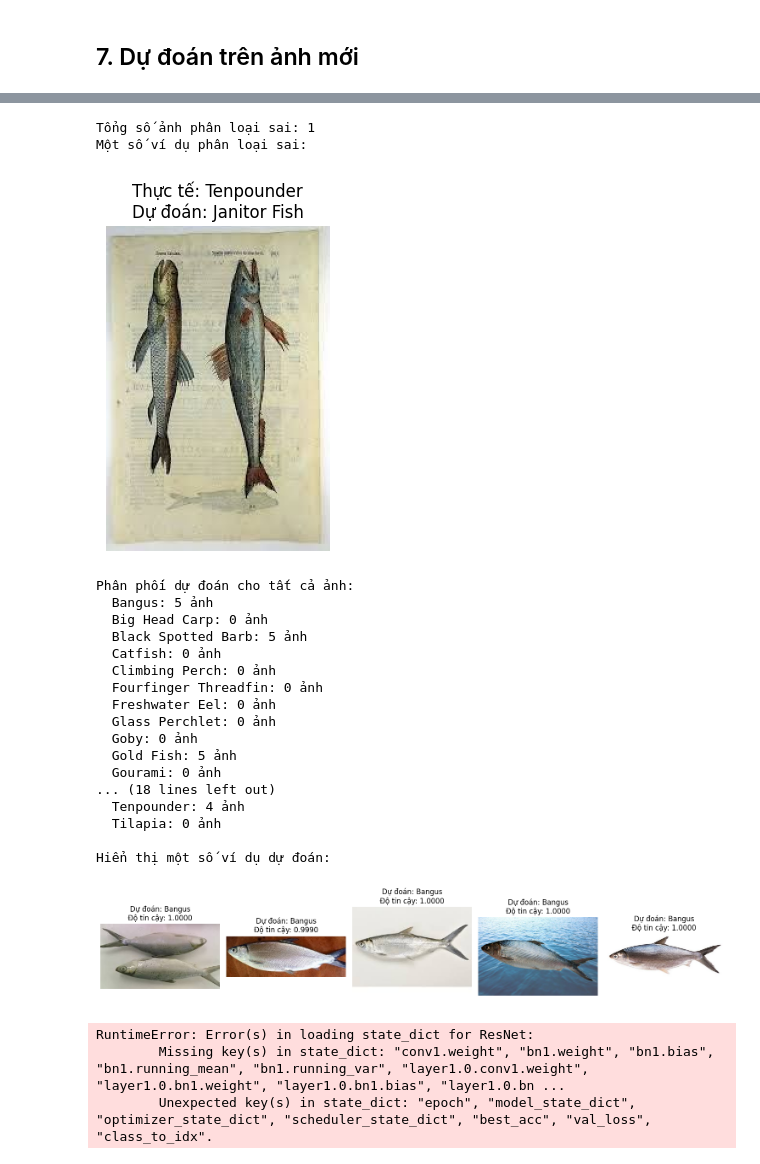
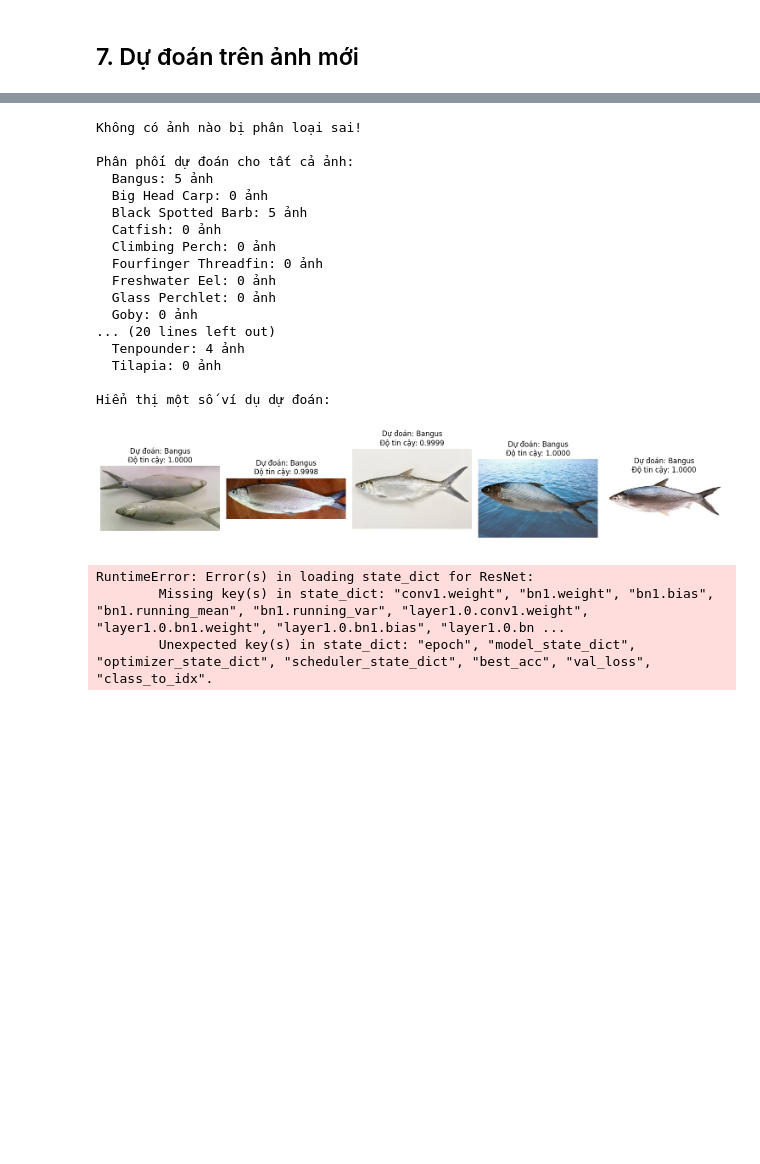
Before and after one commit to phamthanhtung35NB/fish_classification, a Jupyter notebook: trainBestGpu.ipynb, the cells around one changed output, grey strips where cells are left out. Saved outputs shown, nothing was run; the diff lists cells and outputs as text; code cells hidden in the pictures; blank space fills up the shorter version.

```diff
--- a/trainBestGpu.ipynb
+++ b/trainBestGpu.ipynb
@@ -1064,6 +1064,15 @@ test_transform = transforms.Compose([
     transforms.ToTensor(),
     transforms.Normalize(mean=[0.5, 0.5, 0.5], std=[0.5, 0.5, 0.5])
 ])
+# Nạp mô hình từ file
+checkpoint = torch.load("best_resnet34_model.pth")
+if isinstance(checkpoint, dict) and 'model_state_dict' in checkpoint:
+    model.load_state_dict(checkpoint['model_state_dict'])
+else:
+    model.load_state_dict(checkpoint)
+
+# Đưa mô hình lên GPU
+model = model.to(device)
 # Kiểm tra thư mục test với các file trực tiếp
 accuracy, cm, true_labels, predictions, misclassified = test_flat_directory(
     model, test_dir, test_transform, class_names, device
@@ -1098,6 +1105,15 @@ predict_transform = transforms.Compose([
     transforms.ToTensor(),
     transforms.Normalize(mean=[0.5, 0.5, 0.5], std=[0.5, 0.5, 0.5])
 ])
+# Nạp mô hình từ file
+checkpoint = torch.load("best_resnet34_model.pth")
+if isinstance(checkpoint, dict) and 'model_state_dict' in checkpoint:
+    model.load_state_dict(checkpoint['model_state_dict'])
+else:
+    model.load_state_dict(checkpoint)
+
+# Đưa mô hình lên GPU
+model = model.to(device)
 # Dự đoán tất cả ảnh trong thư mục
 accuracy, cm, true_labels, predictions, misclassified = predict_all_images(
     model, test_dir, predict_transform, class_names, device
@@ -1124,22 +1140,19 @@ Dự đoán đúng: 24
-Tổng số ảnh phân loại sai: 1
-Một số ví dụ phân loại sai:
+Không có ảnh nào bị phân loại sai!
+
+Phân phối dự đoán cho tất cả ảnh:
+  Bangus: 5 ảnh
+  Big Head Carp: 0 ảnh
+  Black Spotted Barb: 5 ảnh
+  Catfish: 0 ảnh
+  Climbing Perch: 0 ảnh
+  Fourfinger Threadfin: 0 ảnh
+  Freshwater Eel: 0 ảnh
+  Glass Perchlet: 0 ảnh
+  Goby: 0 ảnh
+... (20 lines left out)
+  Tenpounder: 4 ảnh
+  Tilapia: 0 ảnh
+
+Hiển thị một số ví dụ dự đoán:
-[figure, old version]
+[figure, new version]
-Phân phối dự đoán cho tất cả ảnh:
-  Bangus: 5 ảnh
-  Big Head Carp: 0 ảnh
-  Black Spotted Barb: 5 ảnh
-  Catfish: 0 ảnh
-  Climbing Perch: 0 ảnh
-  Fourfinger Threadfin: 0 ảnh
-  Freshwater Eel: 0 ảnh
-  Glass Perchlet: 0 ảnh
-  Goby: 0 ảnh
-  Gold Fish: 5 ảnh
-  Gourami: 0 ảnh
-... (18 lines left out)
-  Tenpounder: 4 ảnh
-  Tilapia: 0 ảnh
-
-Hiển thị một số ví dụ dự đoán:
-[figure, removed]
 # %%
```
Also changed, not shown: parts of 3 cells of this notebook, 4 other files.
